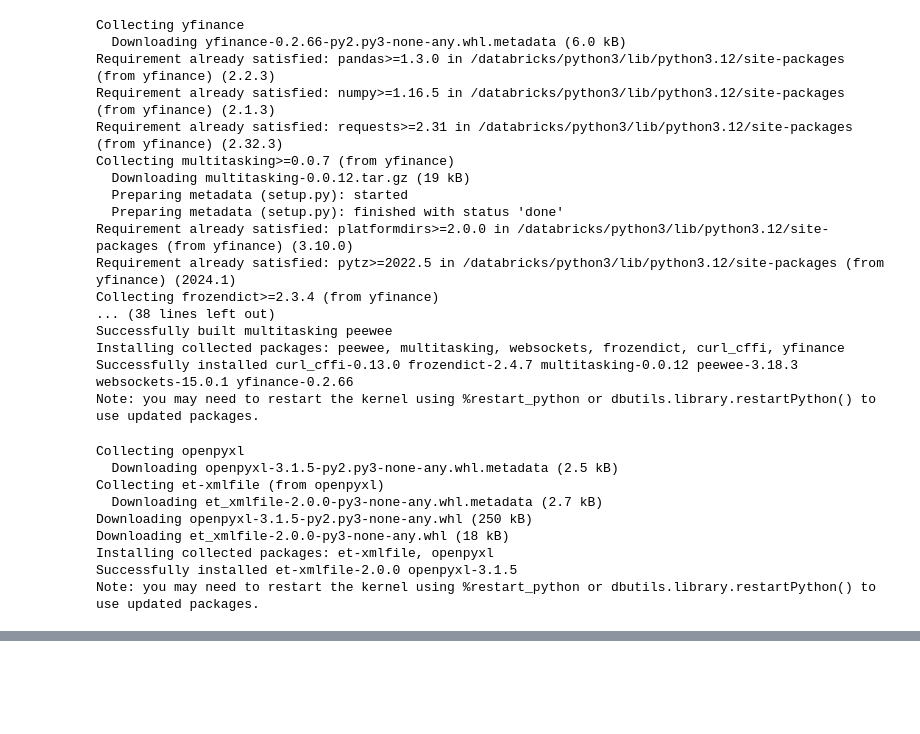
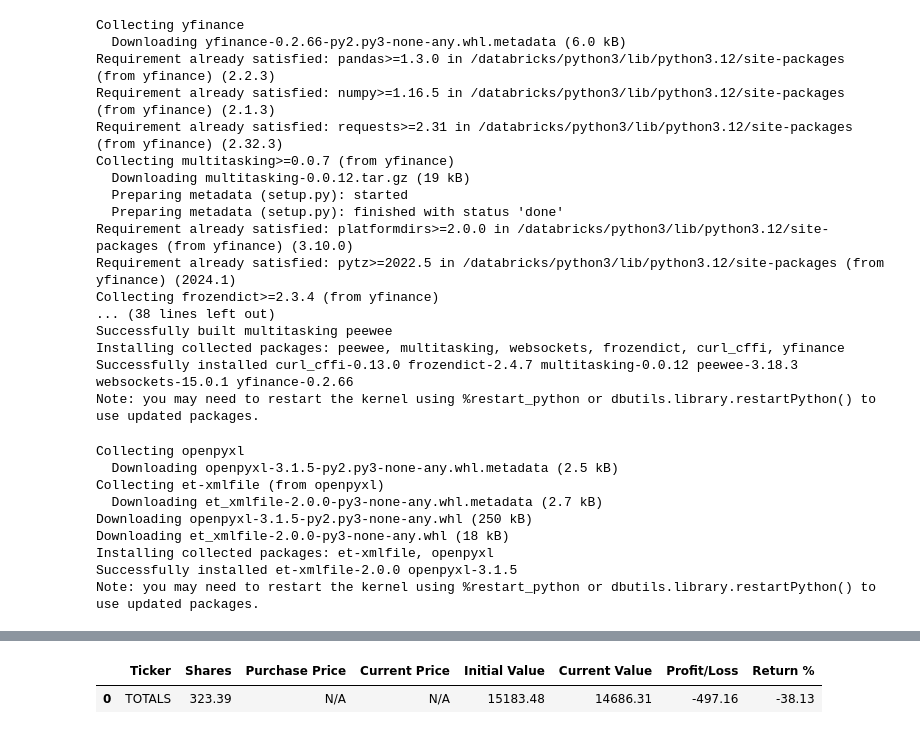
Before and after one commit to asavoullis/finance_stocks, a Jupyter notebook: src/portfolio_update.ipynb, the cells around one changed output, grey strips where cells are left out. Cells and saved outputs as stored; diff of their text form; code cells hidden in the pictures; blank space fills up the shorter version.

```diff
--- a/src/portfolio_update.ipynb
+++ b/src/portfolio_update.ipynb
@@ -300,0 +347,5 @@ export_to_excel(results)
+# %%
+df_totals.head(2)
+# %% [output]
+|  | Ticker | Shares | Purchase Price | Current Price | Initial Value | Current Value | Profit/Loss | Return % |
+| 0 | TOTALS | 323.39 | N/A | N/A | 15183.48 | 14686.31 | -497.16 | -38.13 |
```
Also changed, not shown: parts of 7 cells of this notebook.
